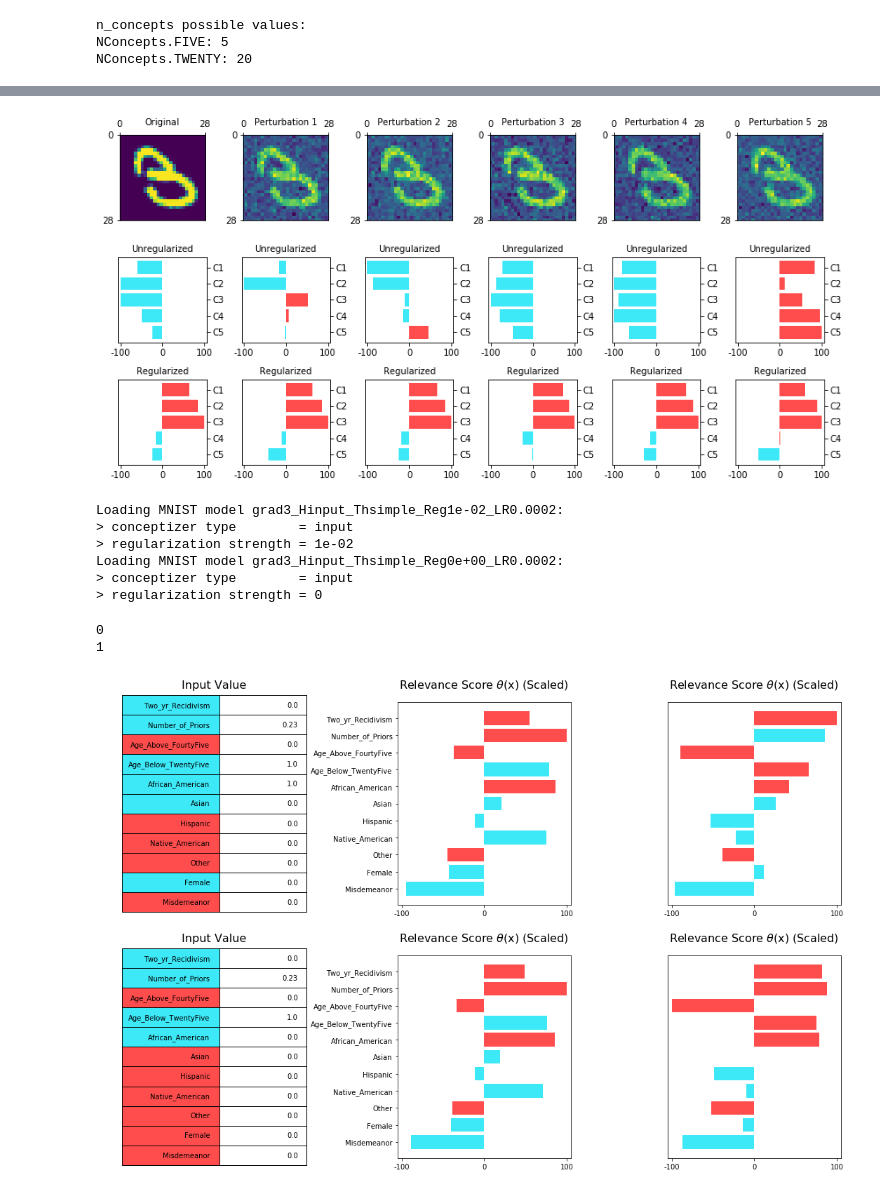
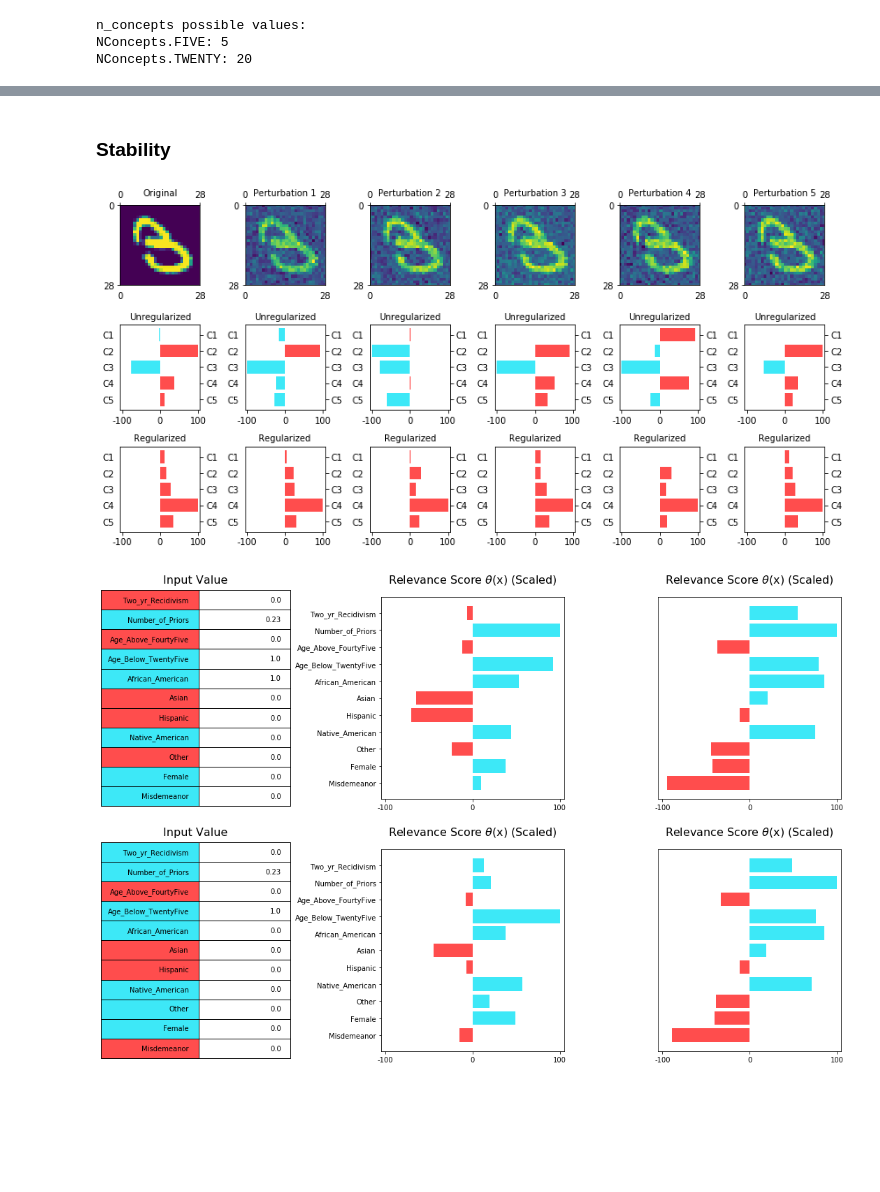
Before and after one commit to ricokoff/FACT-AI, a Jupyter notebook: SENN/Notebook.ipynb, the cells around one changed output, grey strips where cells are left out. Cells and saved outputs as stored; diff of their text form; code cells hidden in the pictures; blank space fills up the shorter version.

```diff
--- a/SENN/Notebook.ipynb
+++ b/SENN/Notebook.ipynb
@@ -75,0 +69,12 @@ Loading MNIST model grad3_Hcnn_Thsimple_Cpts5_Reg0e+00_Sp2e-05_LR0.0002:
+# %%
+#create model dictionaries in which we load each model configuration
+compas_models = {}
+mnist_input_models = {}
+mnist_cnn_5concepts_models = {}
+mnist_cnn_20concepts_models = {}
+
+for l in RegLambda:
+    compas_models[l.name] = load_compas(reg_lambda=l, show_specs=False)
+    mnist_input_models[l.name] = load_mnist(reg_lambda=l, h_type=HType.INPUT, show_specs=False)
+    mnist_cnn_5concepts_models[l.name] = load_mnist(reg_lambda=l, show_specs=False)
+    mnist_cnn_20concepts_models[l.name] = load_mnist(reg_lambda=l, n_concepts=NConcepts.TWENTY, show_specs=False)
@@ -76,49 +153,43 @@ Loading MNIST model grad3_Hcnn_Thsimple_Cpts5_Reg0e+00_Sp2e-05_LR0.0002:
+# %% [markdown]
+### Stability
 # %%
 index = 18
+model = mnist_cnn_5concepts_models[RegLambda.E1.name]
+unregularized_model = mnist_cnn_5concepts_models[RegLambda.ZERO.name]
 mnist.plot_digit_noise_activation_regularized_unregularized(model, unregularized_model, index, 5)
 # %% [output]
-[figure, old version]
+[figure, new version]
-# %%
-model = load_compas(RegLambda.E2)
-unregularized_model = load_compas(RegLambda.ZERO)
-# %% [output]
-Loading MNIST model grad3_Hinput_Thsimple_Reg1e-02_LR0.0002:
-> conceptizer type        = input
-> regularization strength = 1e-02
-Loading MNIST model grad3_Hinput_Thsimple_Reg0e+00_LR0.0002:
-> conceptizer type        = input
-> regularization strength = 0
 # %%
 x = [
     0.,   # Two_yr_Recidivism
     0.23, # Number_of_Priors
     0.,   # Age_Above_FourtyFive
     1.,   # Age_Below_TwentyFive
     1.,   # African_American
     0.,   # Asian
     0.,   # Hispanic
     0.,   # Native_American
     0.,   # Other
     0.,   # Female
     0.,   # Misdemeanor
     ]
 
 y = [
     0.,   # Two_yr_Recidivism
     0.23, # Number_of_Priors
     0.,   # Age_Above_FourtyFive
     1.,   # Age_Below_TwentyFive
     0.,   # African_American
     0.,   # Asian
     0.,   # Hispanic
     0.,   # Native_American
     0.,   # Other
     0.,   # Female
     0.,   # Misdemeanor
     ]
 
+model = compas_models[RegLambda.E1.name]
+unregularized_model = compas_models[RegLambda.ZERO.name]
 compas.plot_input_values_regularized_unregularized_explanation(model, unregularized_model, [x, y])
 # %% [output]
-0
-1
-[figure, old version]
+[figure, new version]
```
Also changed, not shown: parts of 20 cells of this notebook, 53 other files.
